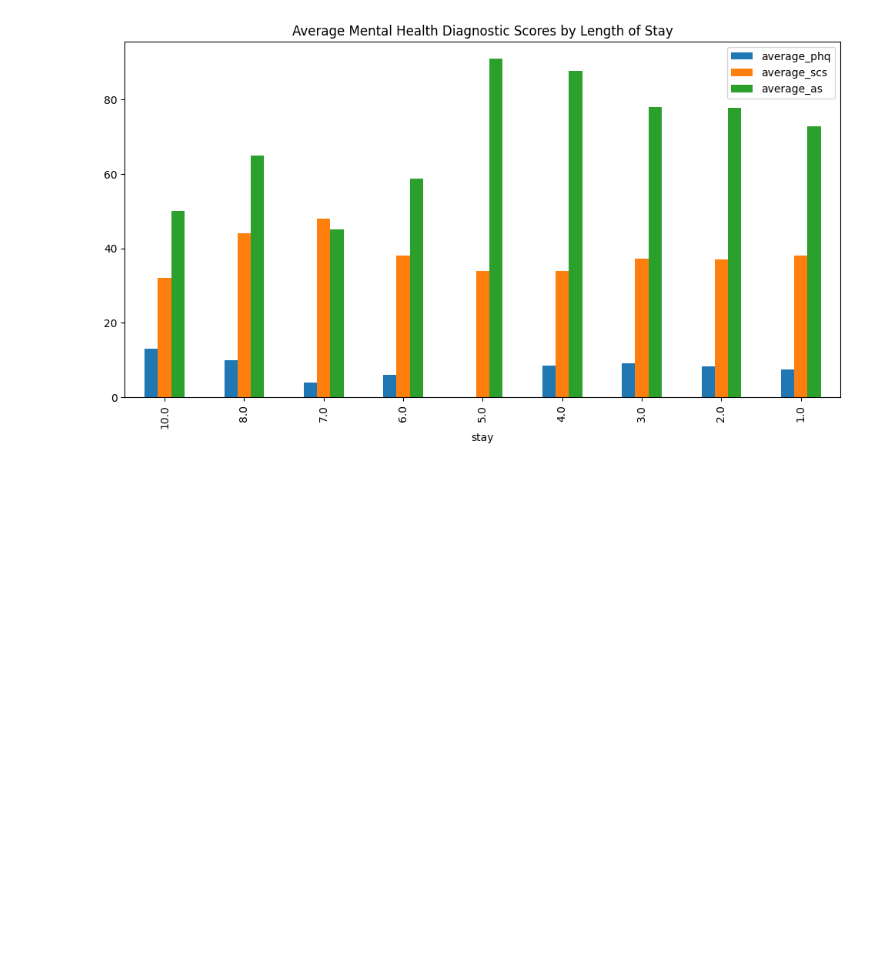
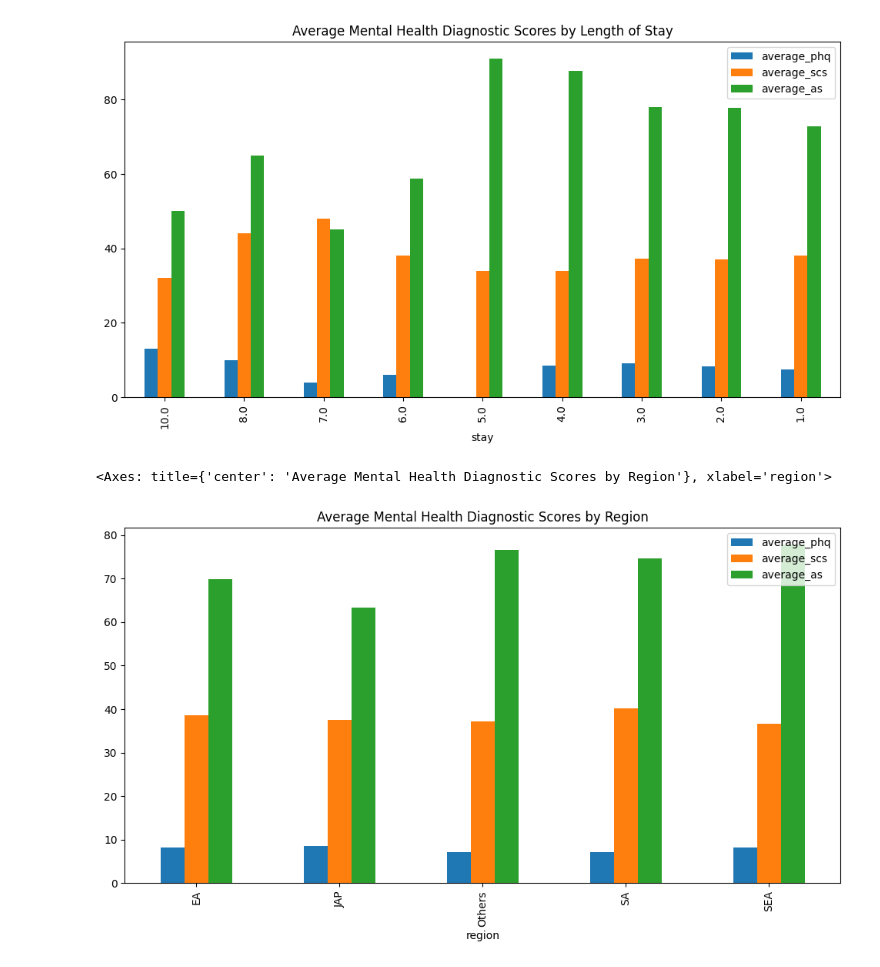
Before and after one commit to alerosales1/Student-s-Mental-Health, a Jupyter notebook: results/StudentMentalHealth.ipynb, the cells around one changed output. Saved outputs shown, nothing was run; the diff lists cells and outputs as text; code cells hidden in the pictures; blank space fills up the shorter version.

Commit message:
Average Mental Health by Region

```diff
--- a/results/StudentMentalHealth.ipynb
+++ b/results/StudentMentalHealth.ipynb
@@ -172,3 +190,23 @@ df.plot( x='stay',
 8   1.0         95         7.48        38.11       72.80
 <Axes: title={'center': 'Average Mental Health Diagnostic Scores by Length of Stay'}, xlabel='stay'>
 [figure]
+# %%
+query = """
+SELECT
+  region,
+  ROUND(AVG(todep), 2) AS average_phq,
+  ROUND(AVG(tosc), 2) AS average_scs,
+  ROUND(AVG(toas), 2) AS average_as
+FROM students
+GROUP BY region
+"""
+df = pd.read_sql_query(query, conn)
+
+df.plot( x='region',
+        y=['average_phq', 'average_scs', 'average_as'],
+        figsize=(12,6),
+        kind='bar',
+        title='Average Mental Health Diagnostic Scores by Region',)
+# %% [output]
+<Axes: title={'center': 'Average Mental Health Diagnostic Scores by Region'}, xlabel='region'>
+[figure, added]
```
Also changed, not shown: parts of 1 cell of this notebook.
